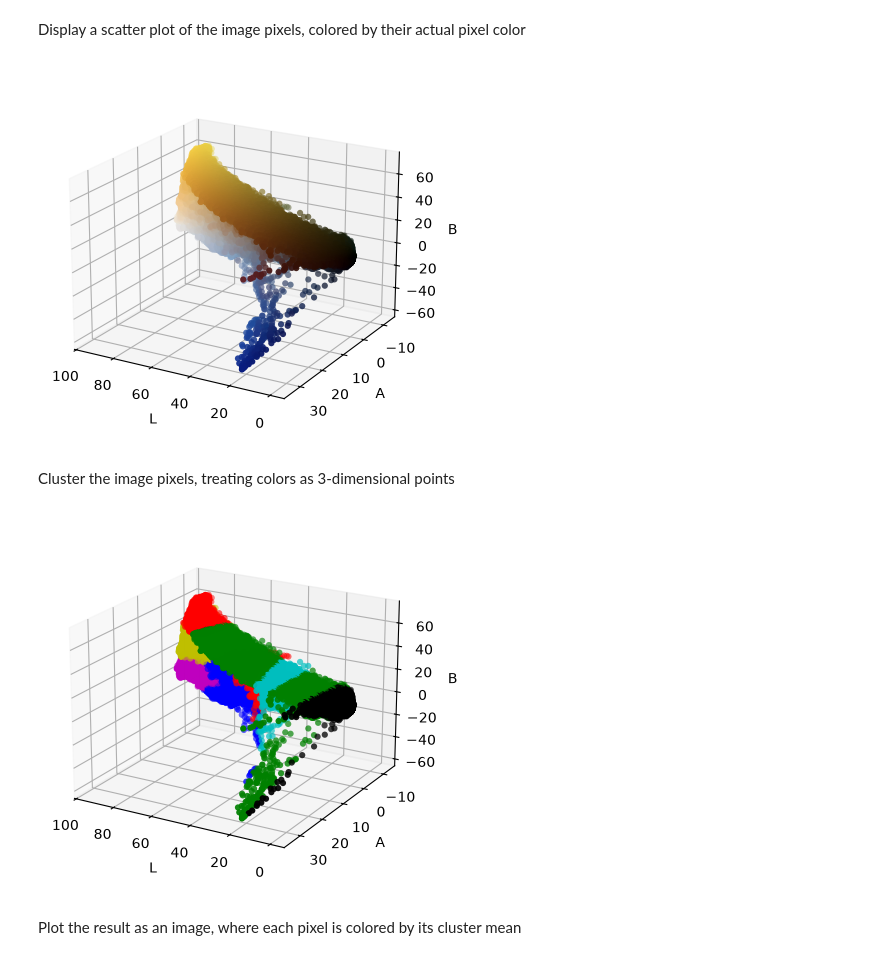
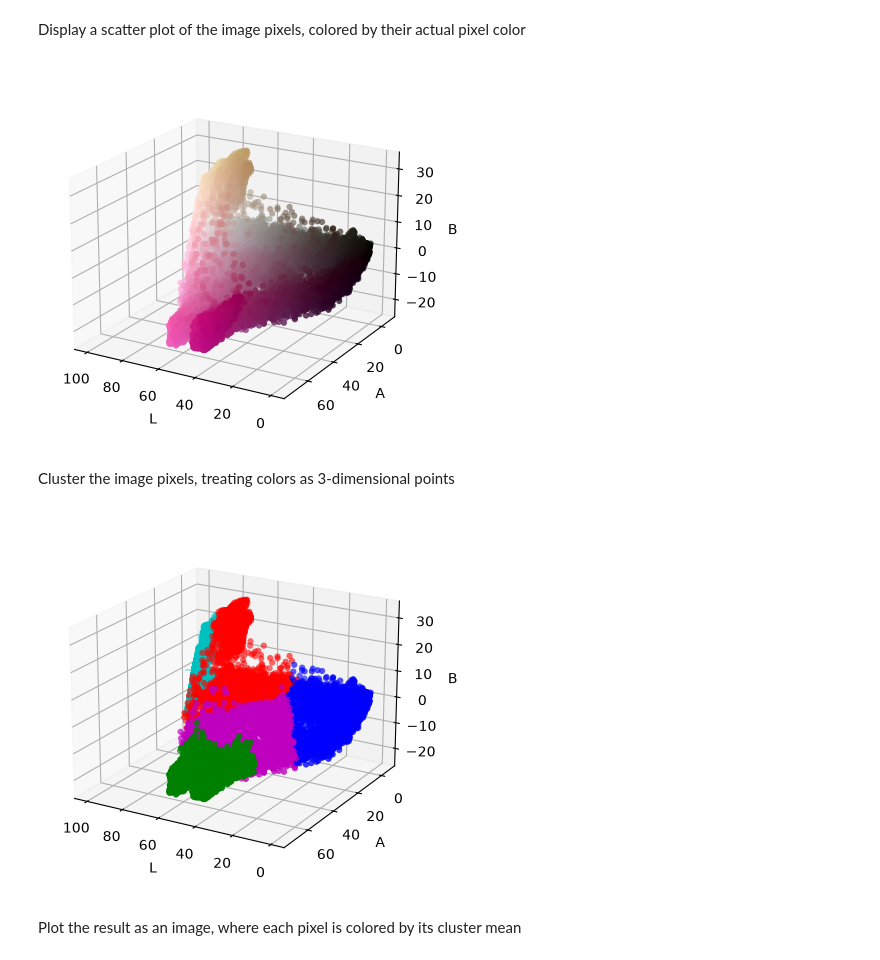
Before and after one commit to saihtam5/Image_Segmentation, a Jupyter notebook: 07-ImageSegmentation.ipynb, the cells around one changed output. Drawn from its saved outputs; the diff is of its cells as text; code cells hidden in the pictures.

```diff
--- a/07-ImageSegmentation.ipynb
+++ b/07-ImageSegmentation.ipynb
@@ -15,7 +15,7 @@ from mpl_toolkits import mplot3d
 # %% [markdown]
 Load in an image, reshape it (to reduce the workload), and display it.
 # %%
-image_raw = imread('Skærmbillede 2026-10-21 kl. 16.44.30.png')[..., :3]
+image_raw = imread('staedtler-noris-185-farveblyant--brunviolet.jpg')[..., :3]
 image_width = 1000
 image = rescale(image_raw, image_width/image_raw.shape[0], mode='reflect', channel_axis=2, anti_aliasing=True)
 shape = image.shape
@@ -42,7 +42,7 @@ ax.set_zlabel("B")
 image_c = [image.reshape(-1, 3)[i, :] for i in range(image.shape[0] * image.shape[1])]
 ax.scatter3D(image_pixels_lab[:, 0], image_pixels_lab[:, 1], image_pixels_lab[:, 2], marker='o', c=image_c, linewidths=0);
 # %% [output]
-[figure, old version]
+[figure, new version]
 # %% [markdown]
 Cluster the image pixels, treating colors as 3-dimensional points
 # %%
@@ -62,25 +62,25 @@ def plot_with_centers(image_pixels_lab, y, centers):
 # %%
 def cluster_assignments(X, Y):
     return np.argmin(euclidean_distances(X,Y), axis=1)
 
-K = 10
+K = 5
 centers = np.array([image_pixels_lab.mean(0) + (np.random.randn(3)/10) for _ in range(K)])
 y_kmeans = cluster_assignments(image_pixels_lab, centers)
 
 # repeat estimation a number of times (could do something smarter, like comparing if clusters change)
 for i in range(30):
     # assign each point to the closest center
     y_kmeans = cluster_assignments(image_pixels_lab, centers)
 
     # move the centers to the mean of their assigned points (if any)
     for i, c in enumerate(centers):
         points = image_pixels_lab[y_kmeans == i]
         if len(points):
             centers[i] = points.mean(0)
 
 plot_with_centers(image_pixels_lab, y_kmeans, centers)
 # %% [output]
-[figure, old version]
+[figure, new version]
 # %% [markdown]
 Plot the result as an image, where each pixel is colored by its cluster mean
 # %%
```
Also changed, not shown: parts of 6 cells of this notebook, 1 other file.
